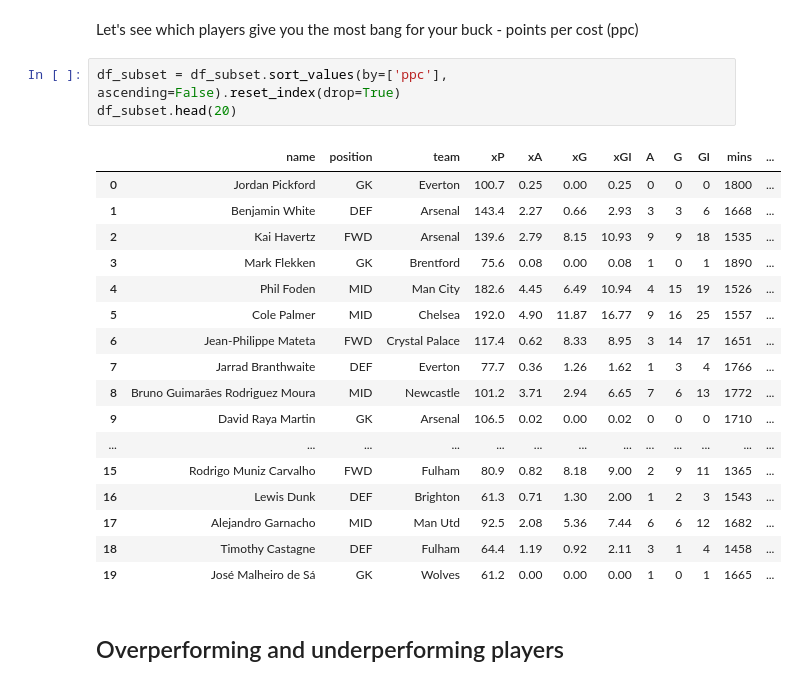
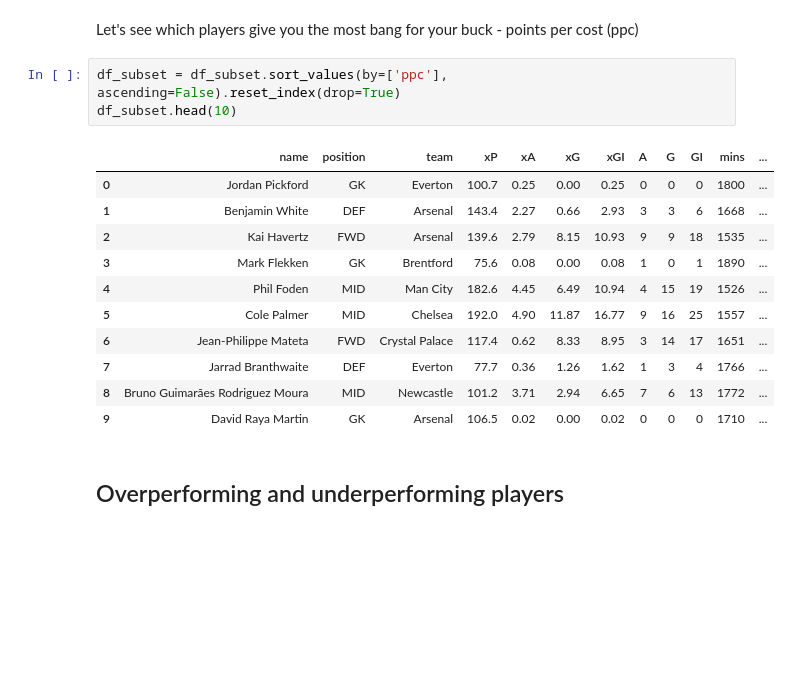
Before and after one commit to fajardgb/FPL-viz, a Jupyter notebook: preseason_scouting/preaseason_scouting2024-25.ipynb, the cells around one changed output. Saved outputs shown, nothing was run; the diff lists cells and outputs as text; blank space fills up the shorter version.

```diff
--- a/preseason_scouting/preaseason_scouting2024-25.ipynb
+++ b/preseason_scouting/preaseason_scouting2024-25.ipynb
@@ -103,25 +103,19 @@ df_subset['ppc'] = (df_subset['points'] / df_subset['now_price']).round(3)
 Let's see which players give you the most bang for your buck - points per cost (ppc)
 # %%
 df_subset = df_subset.sort_values(by=['ppc'], ascending=False).reset_index(drop=True)
-df_subset.head(20)
+df_subset.head(10)
 # %% [output]
 |  | name | position | team | xP | xA | xG | xGI | A | G | GI | mins | ... |
 | 0 | Jordan Pickford | GK | Everton | 100.7 | 0.25 | 0.00 | 0.25 | 0 | 0 | 0 | 1800 | ... |
 | 1 | Benjamin White | DEF | Arsenal | 143.4 | 2.27 | 0.66 | 2.93 | 3 | 3 | 6 | 1668 | ... |
 | 2 | Kai Havertz | FWD | Arsenal | 139.6 | 2.79 | 8.15 | 10.93 | 9 | 9 | 18 | 1535 | ... |
 | 3 | Mark Flekken | GK | Brentford | 75.6 | 0.08 | 0.00 | 0.08 | 1 | 0 | 1 | 1890 | ... |
 | 4 | Phil Foden | MID | Man City | 182.6 | 4.45 | 6.49 | 10.94 | 4 | 15 | 19 | 1526 | ... |
 | 5 | Cole Palmer | MID | Chelsea | 192.0 | 4.90 | 11.87 | 16.77 | 9 | 16 | 25 | 1557 | ... |
 | 6 | Jean-Philippe Mateta | FWD | Crystal Palace | 117.4 | 0.62 | 8.33 | 8.95 | 3 | 14 | 17 | 1651 | ... |
 | 7 | Jarrad Branthwaite | DEF | Everton | 77.7 | 0.36 | 1.26 | 1.62 | 1 | 3 | 4 | 1766 | ... |
 | 8 | Bruno Guimarães Rodriguez Moura | MID | Newcastle | 101.2 | 3.71 | 2.94 | 6.65 | 7 | 6 | 13 | 1772 | ... |
 | 9 | David Raya Martin | GK | Arsenal | 106.5 | 0.02 | 0.00 | 0.02 | 0 | 0 | 0 | 1710 | ... |
-| ... | ... | ... | ... | ... | ... | ... | ... | ... | ... | ... | ... | ... |
-| 15 | Rodrigo Muniz Carvalho | FWD | Fulham | 80.9 | 0.82 | 8.18 | 9.00 | 2 | 9 | 11 | 1365 | ... |
-| 16 | Lewis Dunk | DEF | Brighton | 61.3 | 0.71 | 1.30 | 2.00 | 1 | 2 | 3 | 1543 | ... |
-| 17 | Alejandro Garnacho | MID | Man Utd | 92.5 | 2.08 | 5.36 | 7.44 | 6 | 6 | 12 | 1682 | ... |
-| 18 | Timothy Castagne | DEF | Fulham | 64.4 | 1.19 | 0.92 | 2.11 | 3 | 1 | 4 | 1458 | ... |
-| 19 | José Malheiro de Sá | GK | Wolves | 61.2 | 0.00 | 0.00 | 0.00 | 1 | 0 | 1 | 1665 | ... |
 # %% [markdown]
 ## Overperforming and underperforming players
 # %%
```
Also changed, not shown: parts of 2 cells of this notebook, 1 other file.
